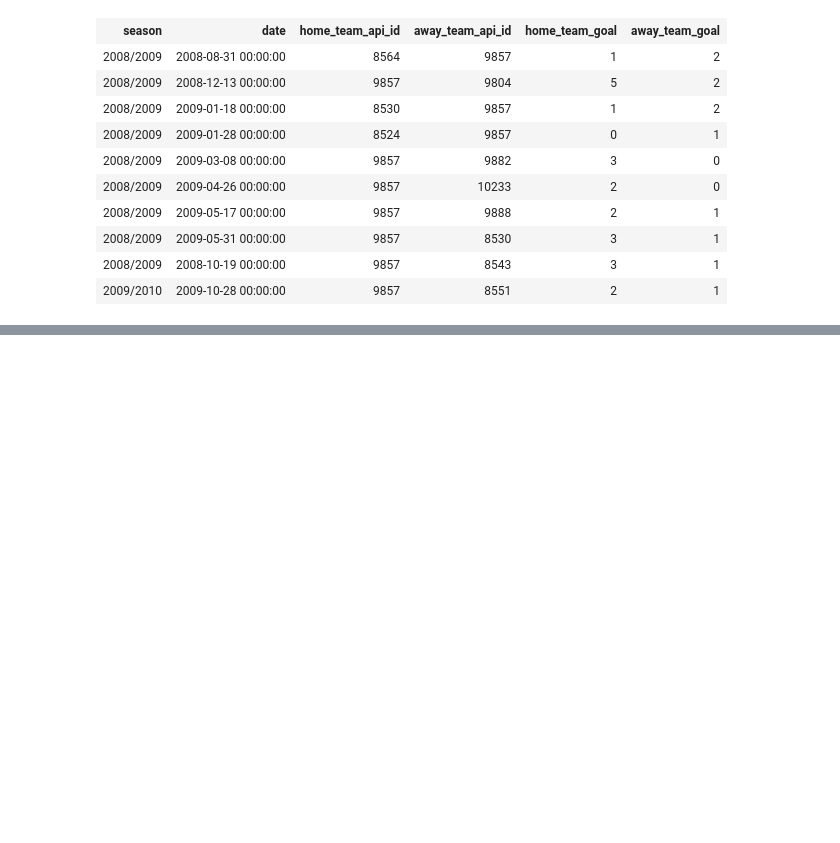
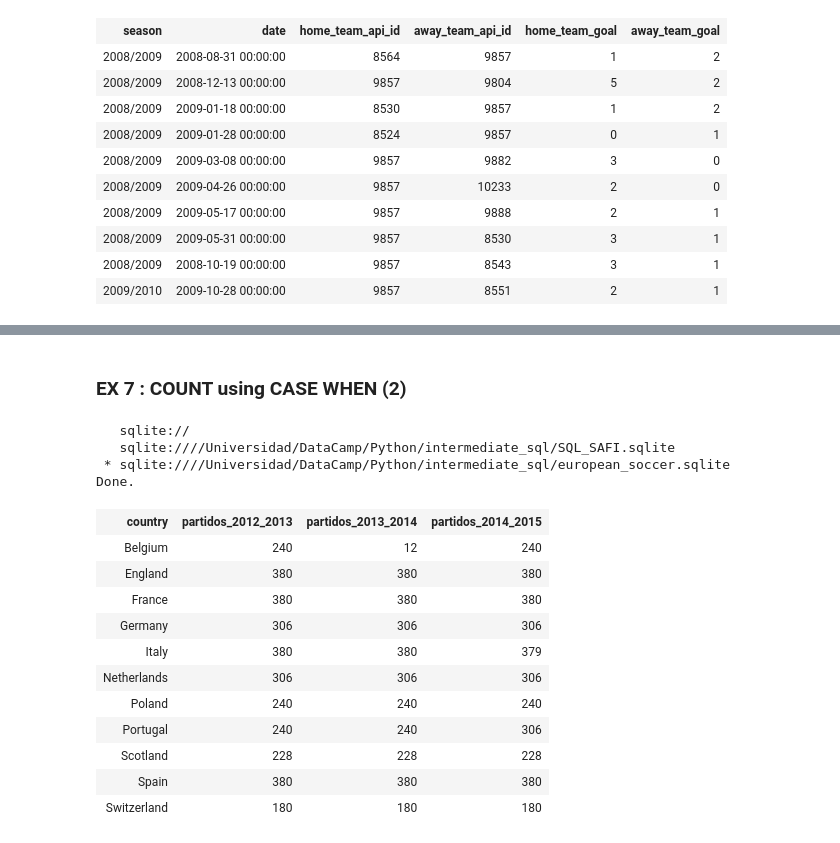
Before and after one commit to adinamarca/notebooks, a Jupyter notebook: SQL/intermediate_sql/notebook.ipynb, the cells around one changed output, grey strips where cells are left out. Saved outputs shown, nothing was run; the diff lists cells and outputs as text; code cells hidden in the pictures; blank space fills up the shorter version.

```diff
--- a/SQL/intermediate_sql/notebook.ipynb
+++ b/SQL/intermediate_sql/notebook.ipynb
@@ -793,0 +1117,27 @@ Done.
+# %% [markdown]
+### EX 7 : COUNT using CASE WHEN (2)
+# %%
+%sql SELECT c.name AS country, \
+COUNT(CASE WHEN m.season = '2012/2013' AND c.id = m.country_id THEN c.id ELSE NULL END) AS partidos_2012_2013, \
+COUNT(CASE WHEN m.season = '2013/2014' AND c.id = m.country_id THEN c.id ELSE NULL END) AS partidos_2013_2014, \
+COUNT(CASE WHEN m.season = '2014/2015' AND c.id = m.country_id THEN c.id ELSE NULL END) AS partidos_2014_2015 \
+FROM country AS c \
+LEFT JOIN match AS m \
+GROUP BY country
+# %% [output]
+   sqlite://
+   sqlite:////Universidad/DataCamp/Python/intermediate_sql/SQL_SAFI.sqlite
+ * sqlite:////Universidad/DataCamp/Python/intermediate_sql/european_soccer.sqlite
+Done.
+| country | partidos_2012_2013 | partidos_2013_2014 | partidos_2014_2015 |
+| Belgium | 240 | 12 | 240 |
+| England | 380 | 380 | 380 |
+| France | 380 | 380 | 380 |
+| Germany | 306 | 306 | 306 |
+| Italy | 380 | 380 | 379 |
+| Netherlands | 306 | 306 | 306 |
+| Poland | 240 | 240 | 240 |
+| Portugal | 240 | 240 | 306 |
+| Scotland | 228 | 228 | 228 |
+| Spain | 380 | 380 | 380 |
+| Switzerland | 180 | 180 | 180 |
```
Also changed, not shown: parts of 34 cells of this notebook.
